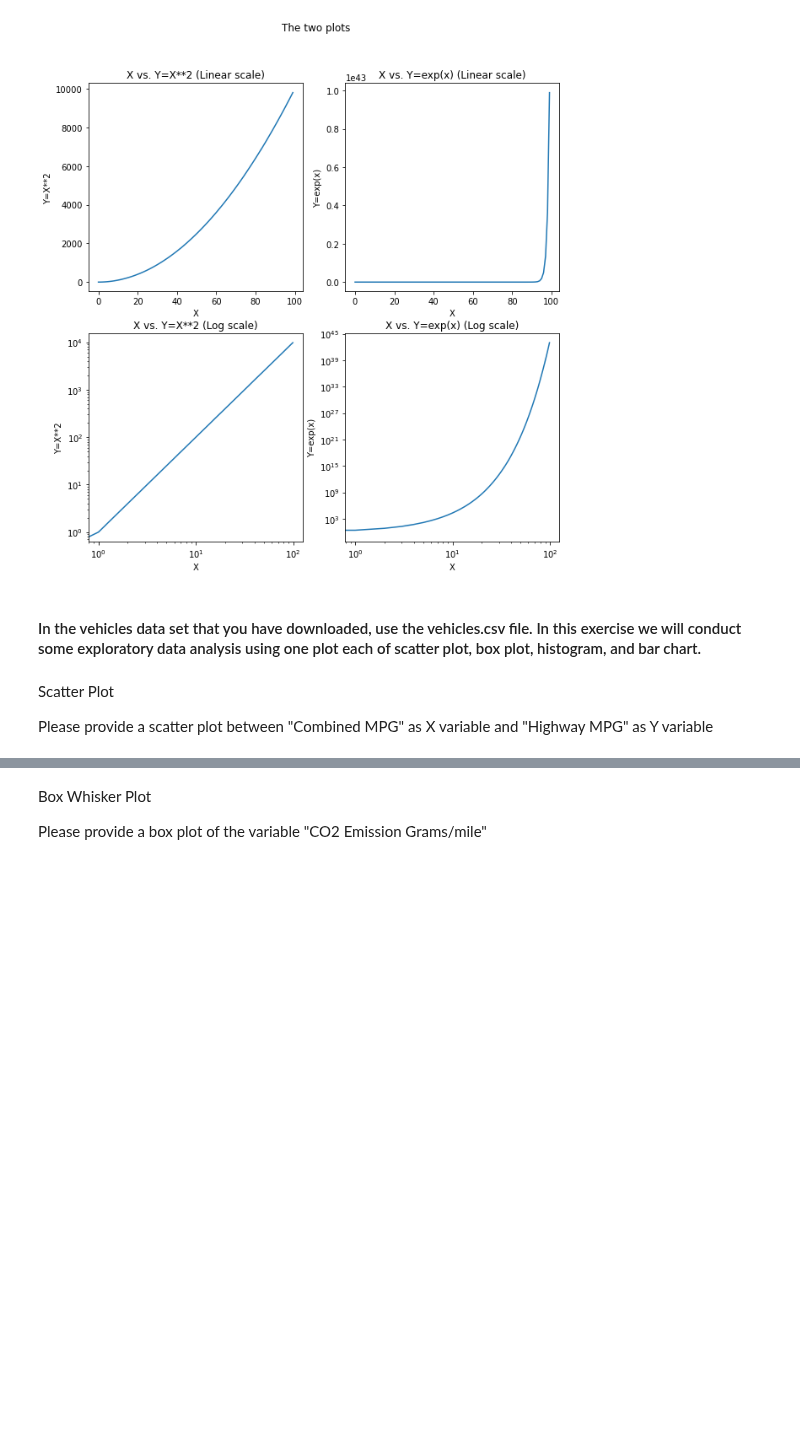
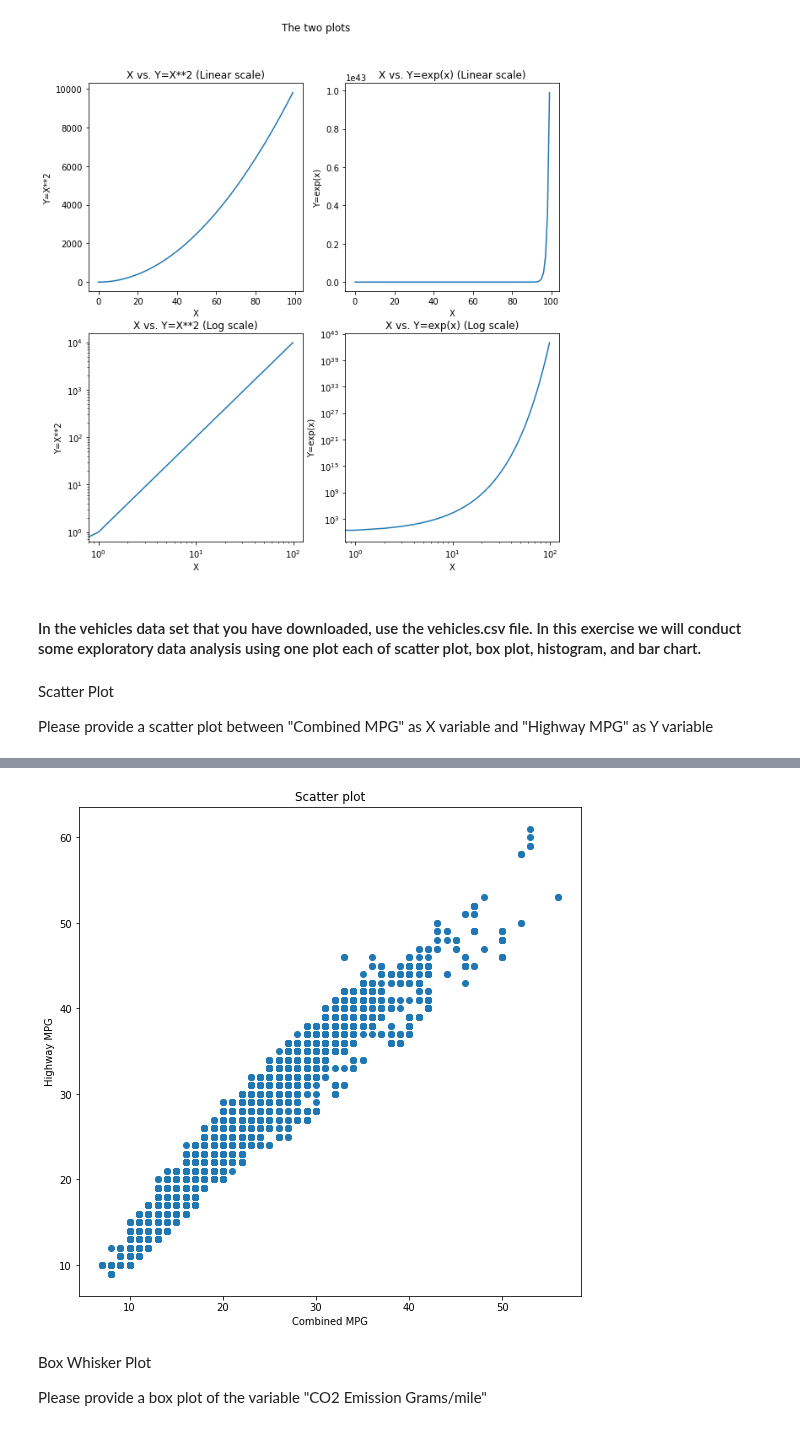
Before and after one commit to ironhack-datalabs/datamad1020, a Jupyter notebook: module-1/lab-matplotlib-seaborn/your-code/challenge-1.ipynb, the cells around one changed output, grey strips where cells are left out. Cells and saved outputs as stored; diff of their text form; code cells hidden in the pictures; blank space fills up the shorter version.

```diff
--- a/module-1/lab-matplotlib-seaborn/your-code/challenge-1.ipynb
+++ b/module-1/lab-matplotlib-seaborn/your-code/challenge-1.ipynb
@@ -153,3 +151,5 @@ Please provide a scatter plot between "Combined MPG" as X variable and
 "Highway MPG" as Y variable
 # %%
 # your code here
+df = pd.read_csv("vehicles.csv", index_col=0)
+df.head()
@@ -156,3 +164,13 @@ Please provide a scatter plot between "Combined MPG" as X variable and
+# %%
+plt.figure(figsize=(9,9))
+plt.scatter(df["Combined MPG"], df["Highway MPG"])
+
+plt.xlabel("Combined MPG")
+plt.ylabel("Highway MPG")
+plt.title("Scatter plot")
+plt.show()
+# %% [output]
+[figure, added]
 # %% [markdown]
 Box Whisker Plot
 
```
Also changed, not shown: parts of 11 cells of this notebook.
